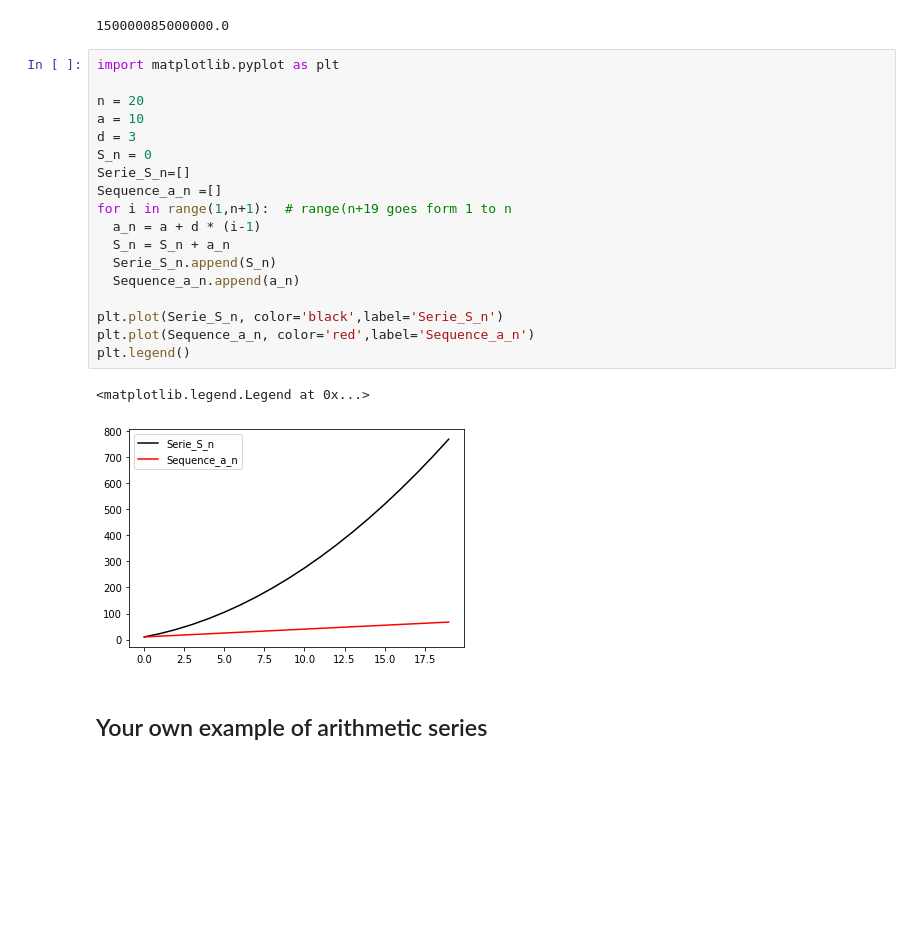
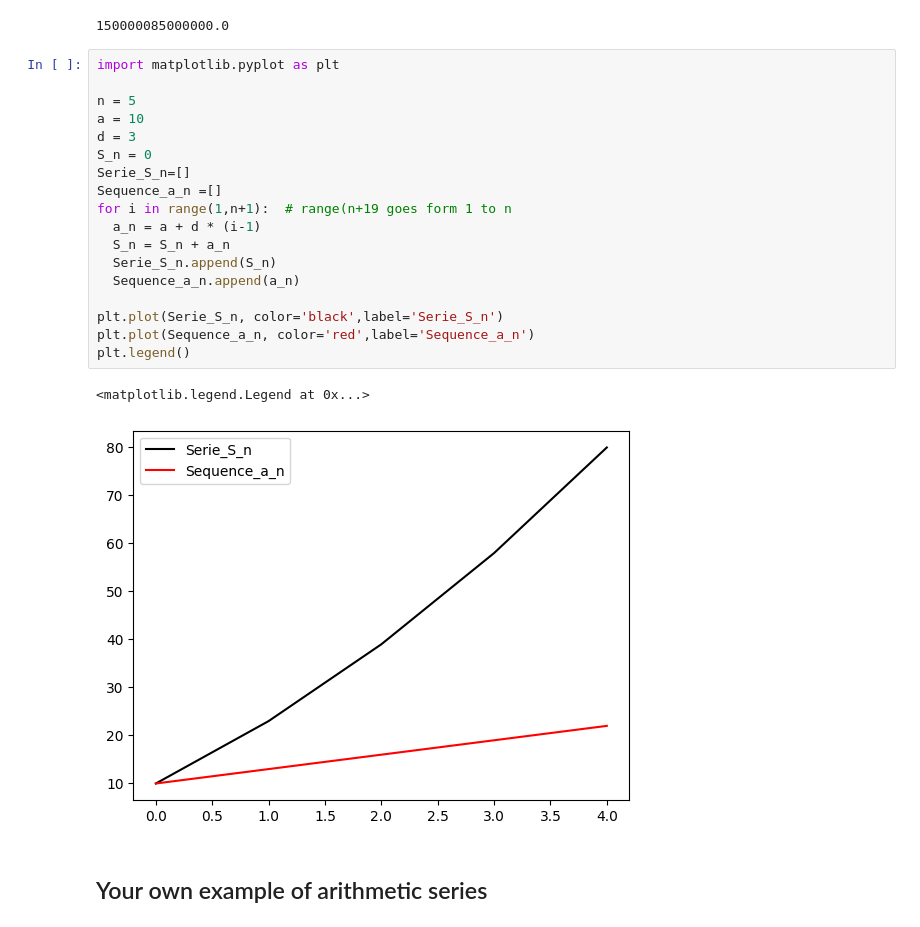
Before and after one commit to smottad/MetNumUN2023II, a Jupyter notebook: Lab1/smottadArithmeticSeriesGeometricSeriesPowerSums.ipynb, the cells around one changed output. Cells and saved outputs as stored; diff of their text form; blank space fills up the shorter version.

```diff
--- a/Lab1/smottadArithmeticSeriesGeometricSeriesPowerSums.ipynb
+++ b/Lab1/smottadArithmeticSeriesGeometricSeriesPowerSums.ipynb
@@ -190,23 +190,23 @@ n*(a +a_n)/2
 # %%
 import matplotlib.pyplot as plt
 
-n = 20
+n = 5
 a = 10
 d = 3
 S_n = 0
 Serie_S_n=[]
 Sequence_a_n =[]
 for i in range(1,n+1):  # range(n+19 goes form 1 to n
   a_n = a + d * (i-1)
   S_n = S_n + a_n
   Serie_S_n.append(S_n)
   Sequence_a_n.append(a_n)
 
 plt.plot(Serie_S_n, color='black',label='Serie_S_n')
 plt.plot(Sequence_a_n, color='red',label='Sequence_a_n')
 plt.legend()
 # %% [output]
 <matplotlib.legend.Legend at 0x...>
-[figure, old version]
+[figure, new version]
 # %% [markdown]
 ## Your own example of arithmetic series
```
Also changed, not shown: parts of 5 cells of this notebook.
